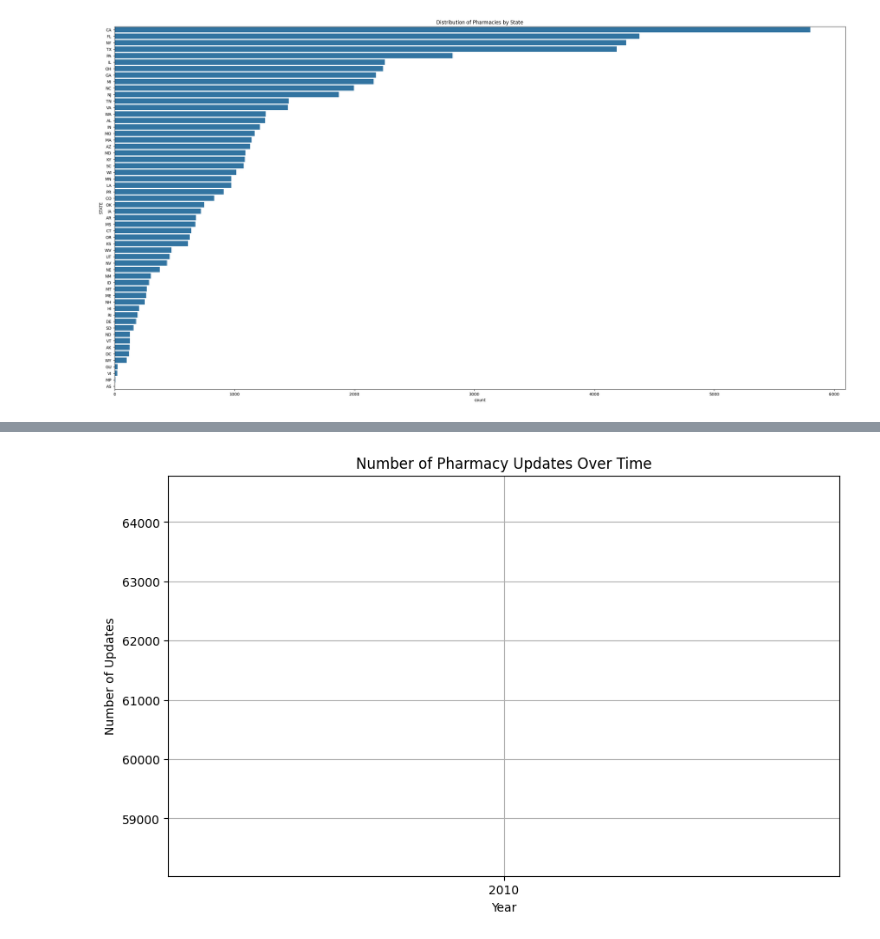
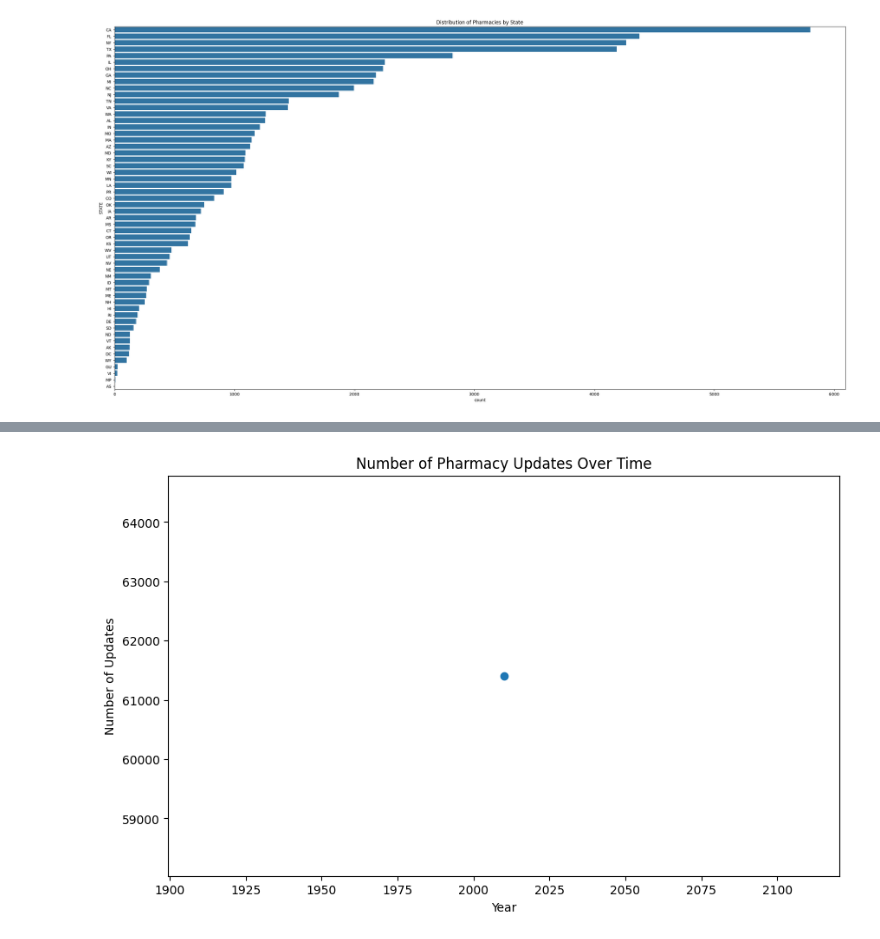
Before and after one commit to jacobjohnxn/scm21cd030placemnet, a Jupyter notebook: python/eda/pharmacy/test.ipynb, the cells around one changed output, grey strips where cells are left out. Saved outputs shown, nothing was run; the diff lists cells and outputs as text; code cells hidden in the pictures.

```diff
--- a/python/eda/pharmacy/test.ipynb
+++ b/python/eda/pharmacy/test.ipynb
@@ -135,17 +132,15 @@ plt.show()
 # %%
 cleaned_pharmacy_df['GEODATE'] = pd.to_datetime(cleaned_pharmacy_df['GEODATE'], errors='coerce')
 
 # Grouping by year and counting the number of updates
 pharmacy_updates_by_year = cleaned_pharmacy_df.groupby(cleaned_pharmacy_df['GEODATE'].dt.year).size()
 
 # Plotting the line graph
 plt.figure(figsize=(10, 6))
 plt.plot(pharmacy_updates_by_year.index, pharmacy_updates_by_year.values, marker='o', linestyle='-')
 plt.title('Number of Pharmacy Updates Over Time')
 plt.xlabel('Year')
 plt.ylabel('Number of Updates')
-plt.xticks(pharmacy_updates_by_year.index)  # Ensure all years are displayed on the x-axis
-plt.grid()
 plt.show()
 # %% [output]
-[figure, old version]
+[figure, new version]
```
Also changed, not shown: parts of 3 cells of this notebook.
